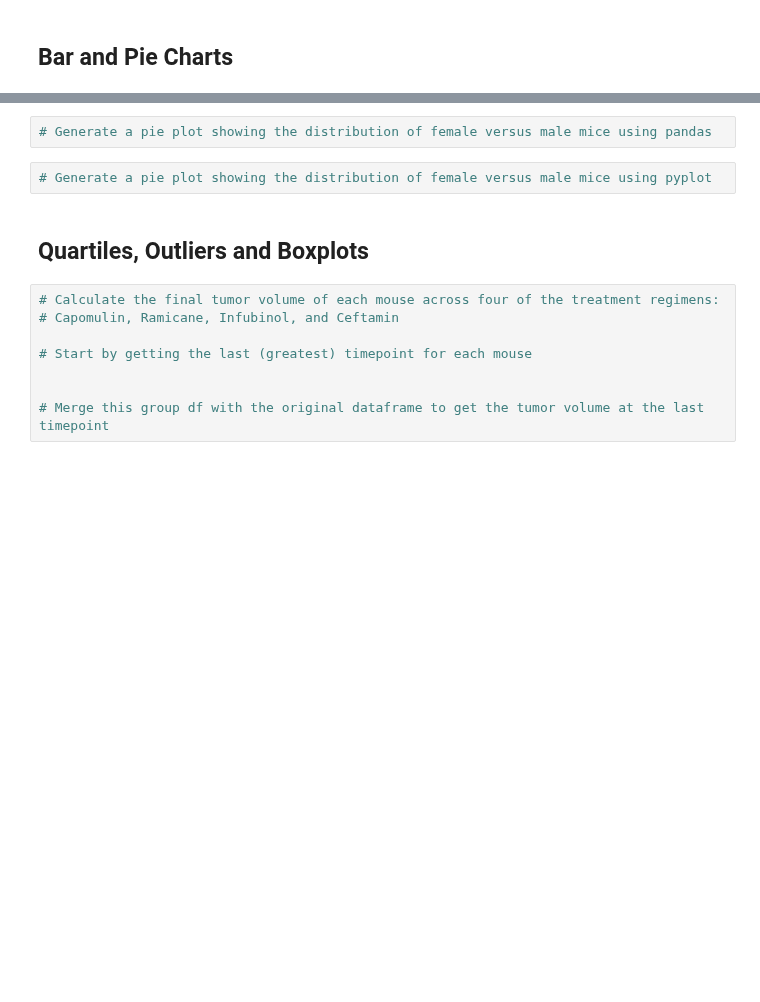
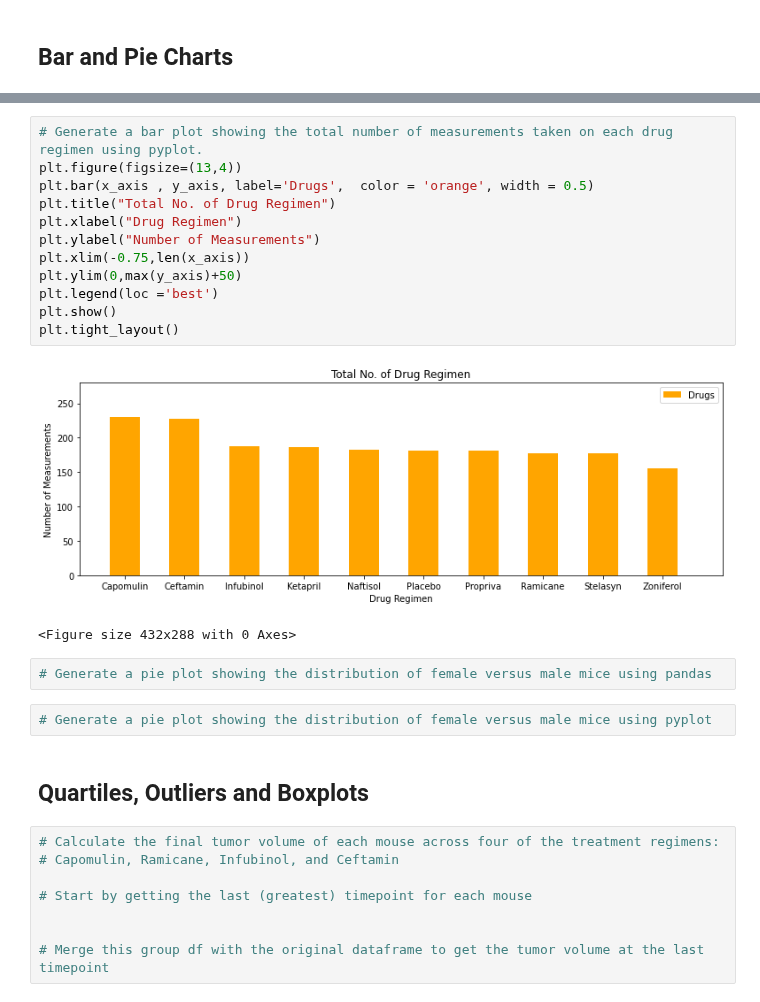
Before and after one commit to divya-gh/Matplotlib-Challenge, a Jupyter notebook: Pymaceuticals/pymaceuticals_starter.ipynb, the cells around one changed output, grey strips where cells are left out. Drawn from its saved outputs; the diff is of its cells as text; blank space fills up the shorter version.

```diff
--- a/Pymaceuticals/pymaceuticals_starter.ipynb
+++ b/Pymaceuticals/pymaceuticals_starter.ipynb
@@ -146,3 +222,18 @@ Total_Mice_clean_unique
+# %%
+# Generate a bar plot showing the total number of measurements taken on each drug regimen using pyplot.
+plt.figure(figsize=(13,4))
+plt.bar(x_axis , y_axis, label='Drugs',  color = 'orange', width = 0.5)
+plt.title("Total No. of Drug Regimen")
+plt.xlabel("Drug Regimen")
+plt.ylabel("Number of Measurements")
+plt.xlim(-0.75,len(x_axis))
+plt.ylim(0,max(y_axis)+50)
+plt.legend(loc ='best')
+plt.show()
+plt.tight_layout()
+# %% [output]
+[figure, added]
+<Figure size 432x288 with 0 Axes>
 # %%
 # Generate a pie plot showing the distribution of female versus male mice using pandas
 # %%
```
Also changed, not shown: parts of 8 cells of this notebook.
